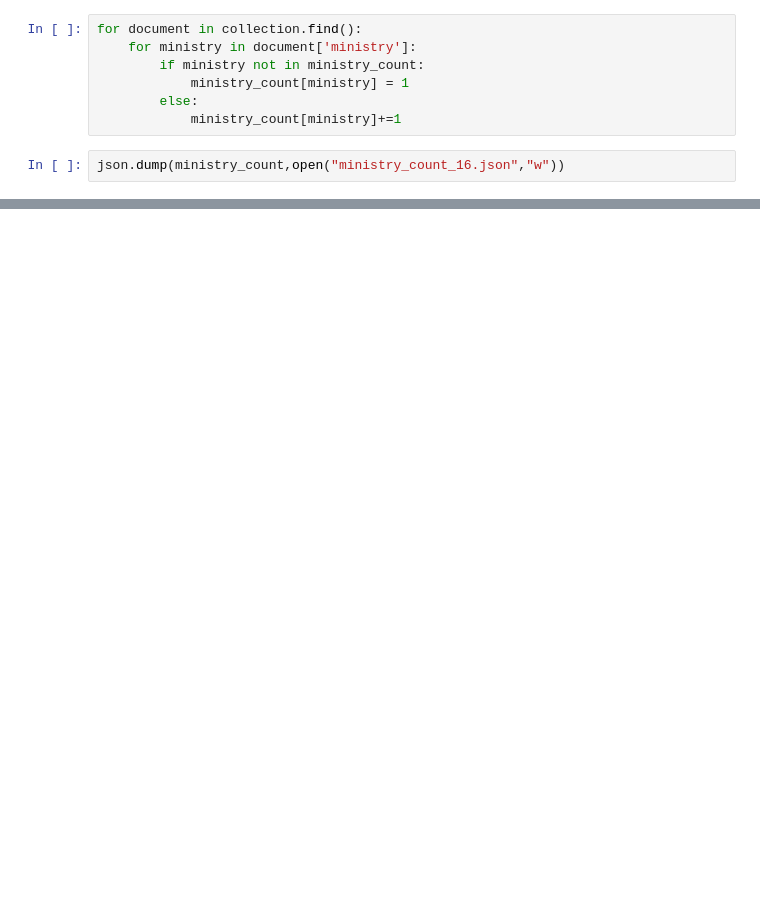
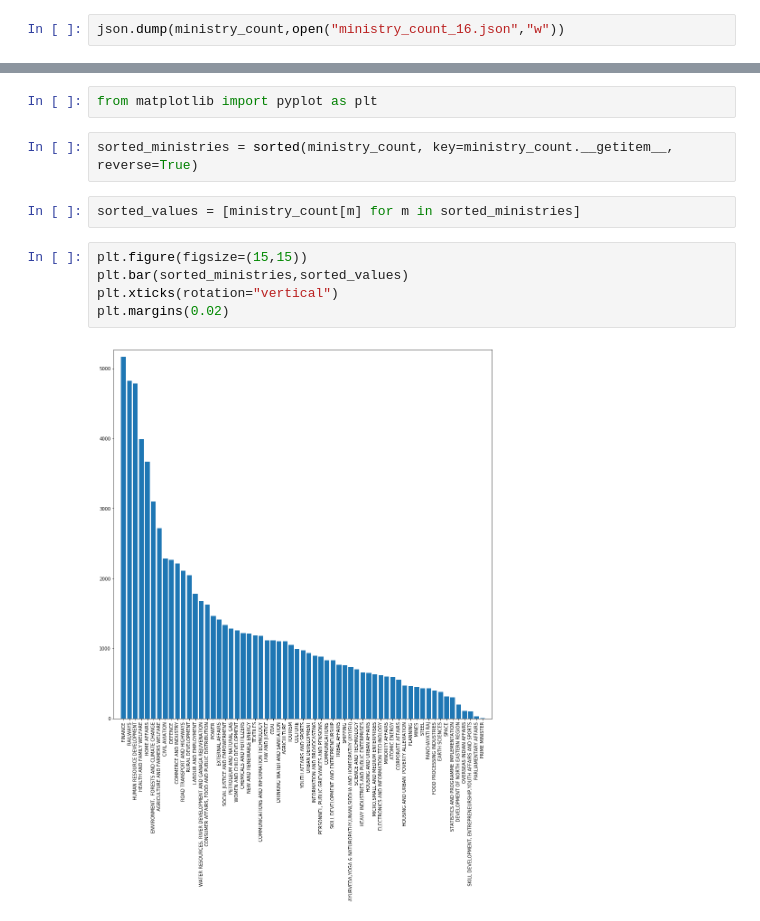
Before and after one commit to factly/parliament-search-crawlers, a Jupyter notebook: ministry_count_calculate.ipynb, the cells around one changed output, grey strips where cells are left out. Saved outputs shown, nothing was run; the diff lists cells and outputs as text; blank space fills up the shorter version.

Commit message:
Ministry Graph

```diff
--- a/ministry_count_calculate.ipynb
+++ b/ministry_count_calculate.ipynb
@@ -15,12 +15,5 @@ ministries = collection.distinct("ministry")
 # %%
 for ministry in ministries:
     ministry_count[ministry] = collection.count_documents({"ministry":ministry})
-# %%
-for document in collection.find():
-    for ministry in document['ministry']:
-        if ministry not in ministry_count:
-            ministry_count[ministry] = 1
-        else:
-            ministry_count[ministry]+=1
 # %%
 json.dump(ministry_count,open("ministry_count_16.json","w"))
@@ -65,0 +20,13 @@ ministry_count
+# %%
+from matplotlib import pyplot as plt
+# %%
+sorted_ministries = sorted(ministry_count, key=ministry_count.__getitem__, reverse=True)
+# %%
+sorted_values = [ministry_count[m] for m in sorted_ministries]
+# %%
+plt.figure(figsize=(15,15))
+plt.bar(sorted_ministries,sorted_values)
+plt.xticks(rotation="vertical")
+plt.margins(0.02)
+# %% [output]
+[figure, added]
```
Also changed, not shown: parts of 2 cells of this notebook, 1 other file.
